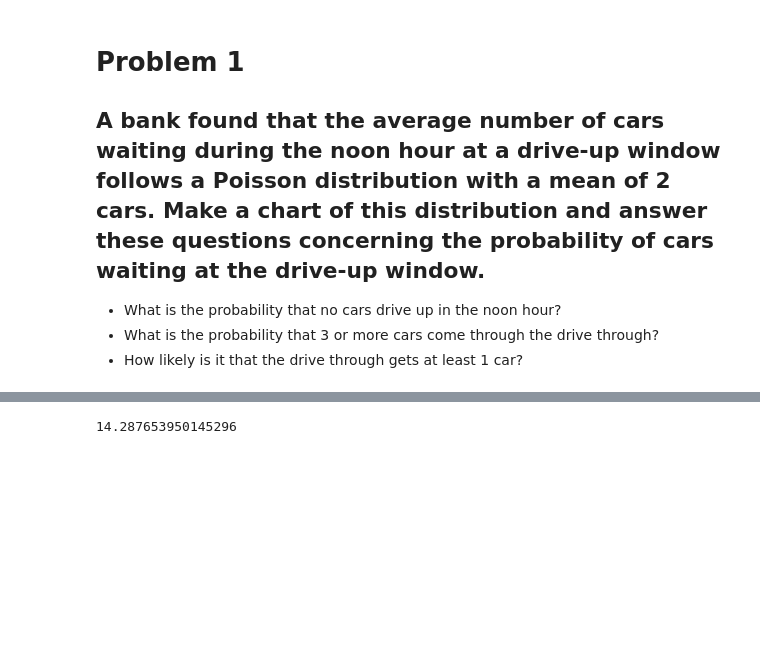
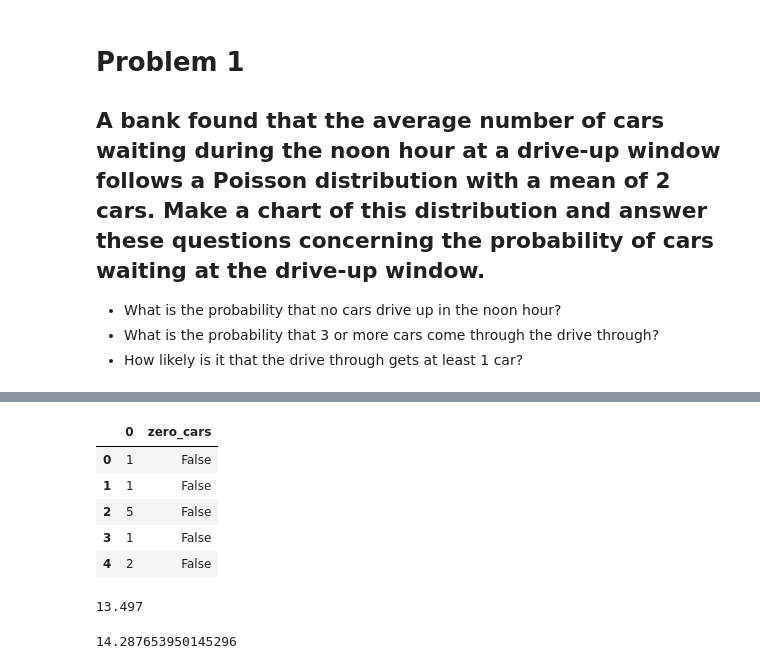
Before and after one commit to Marley-C-Robinson-99/stats-exercises, a Jupyter notebook: probability_distributions.ipynb, the cells around one changed output, grey strips where cells are left out. Cells and saved outputs as stored; diff of their text form; code cells hidden in the pictures; blank space fills up the shorter version.

```diff
--- a/probability_distributions.ipynb
+++ b/probability_distributions.ipynb
@@ -16,0 +17,7 @@ stats.poisson(2).pmf(0)
+# %%
+nrows = 100000
+ncols = 1
+
+rolls = np.random.poisson(2, nrows * ncols).reshape(nrows, ncols)
+df = pd.DataFrame(rolls)
+df.head()
@@ -17,3 +31,17 @@ stats.poisson(2).pmf(0)
+# %%
+df['zero_cars'] = df[0] == 0
+df.head()
+# %% [output]
+|  | 0 | zero_cars |
+| 0 | 1 | False |
+| 1 | 1 | False |
+| 2 | 5 | False |
+| 3 | 1 | False |
+| 4 | 2 | False |
+# %%
+df.zero_cars.mean() * 100
+# %% [output]
+13.497
 # %%
 stats.poisson(2).sf(3) * 100
 # %% [output]
```
Also changed, not shown: parts of 18 cells of this notebook, 1 other file.
